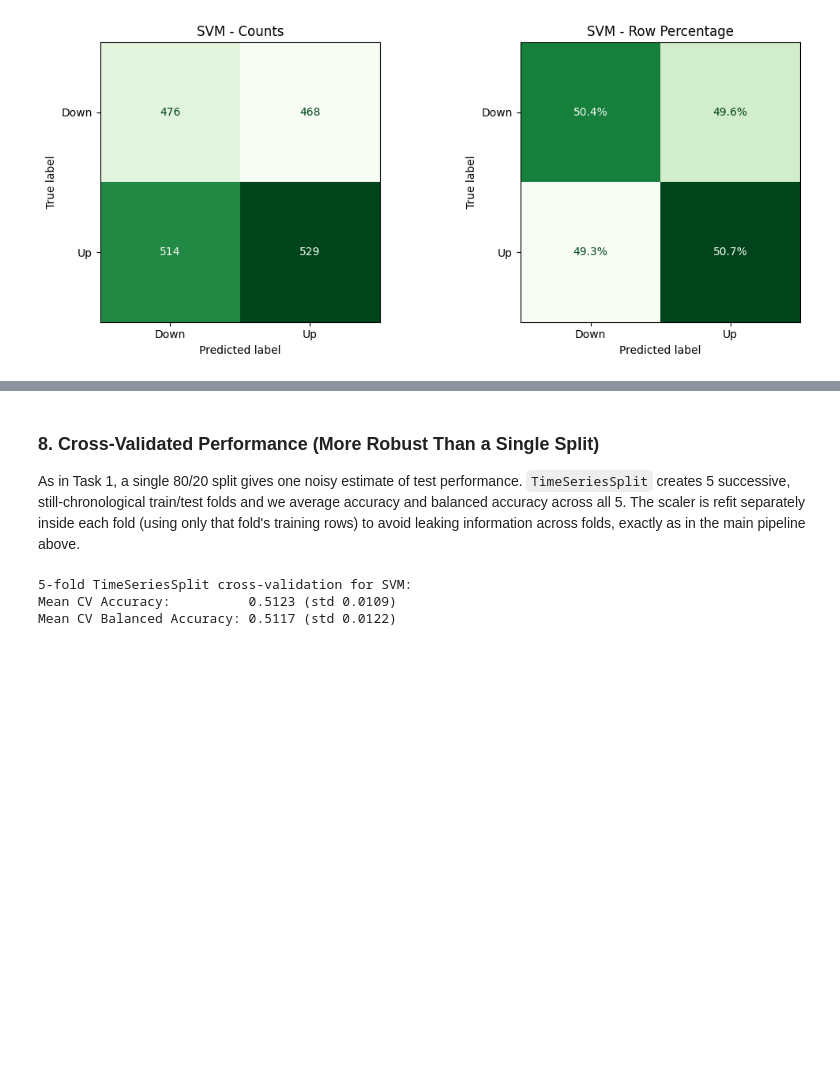
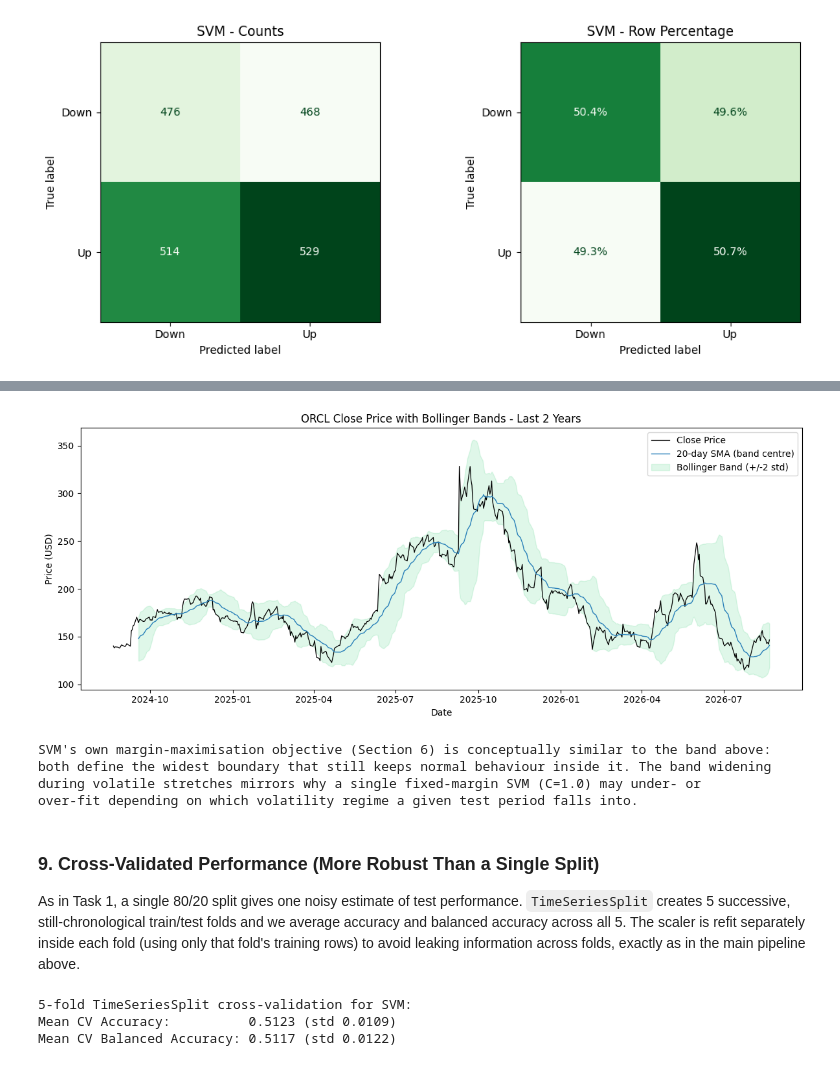
Before and after one commit to santiago-cruzlopez/WLV-MSc-AI, a Jupyter notebook: 07_Concepts_&_Technologies_of_Artificial_Intelligence/Assessment/2584023_Task2_Algo2.ipynb, the cells around one changed output, grey strips where cells are left out. Cells and saved outputs as stored; diff of their text form; code cells hidden in the pictures; blank space fills up the shorter version.

```diff
--- a/07_Concepts_&_Technologies_of_Artificial_Intelligence/Assessment/2584023_Task2_Algo2.ipynb
+++ b/07_Concepts_&_Technologies_of_Artificial_Intelligence/Assessment/2584023_Task2_Algo2.ipynb
@@ -411,5 +419,33 @@ plt.show()
+# %%
+recent_window = orcl_1d_data.loc[orcl_1d_data.index >= orcl_1d_data.index.max() - pd.DateOffset(years=2)].copy()
+rolling_mean = recent_window['close'].rolling(20).mean()
+rolling_std = recent_window['close'].rolling(20).std()
+recent_window['bb_upper'] = rolling_mean + 2 * rolling_std
+recent_window['bb_lower'] = rolling_mean - 2 * rolling_std
+
+fig, ax = plt.subplots(figsize=(12, 5))
+ax.plot(recent_window.index, recent_window['close'], color='black', linewidth=0.9, label='Close Price')
+ax.plot(recent_window.index, rolling_mean, color='#2980b9', linewidth=1, label='20-day SMA (band centre)')
+ax.fill_between(recent_window.index, recent_window['bb_lower'], recent_window['bb_upper'], color='#2ecc71', alpha=0.15, label='Bollinger Band (+/-2 std)')
+ax.set_title('ORCL Close Price with Bollinger Bands - Last 2 Years')
+ax.set_xlabel('Date')
+ax.set_ylabel('Price (USD)')
+ax.legend()
+plt.tight_layout()
+plt.show()
+
+print("SVM's own margin-maximisation objective (Section 6) is conceptually similar to the band above:")
+print('both define the widest boundary that still keeps normal behaviour inside it. The band widening')
+print('during volatile stretches mirrors why a single fixed-margin SVM (C=1.0) may under- or')
+print('over-fit depending on which volatility regime a given test period falls into.')
+# %% [output]
+[figure, added]
+SVM's own margin-maximisation objective (Section 6) is conceptually similar to the band above:
+both define the widest boundary that still keeps normal behaviour inside it. The band widening
+during volatile stretches mirrors why a single fixed-margin SVM (C=1.0) may under- or
+over-fit depending on which volatility regime a given test period falls into.
 # %% [markdown]
-### 8. Cross-Validated Performance (More Robust Than a Single Split)
+### 9. Cross-Validated Performance (More Robust Than a Single Split)
 
 As in Task 1, a single 80/20 split gives one noisy estimate of test performance. `TimeSeriesSplit`
 creates 5 successive, still-chronological train/test folds and we average accuracy and balanced
```
Also changed, not shown: parts of 2 cells of this notebook, 3 other files.
